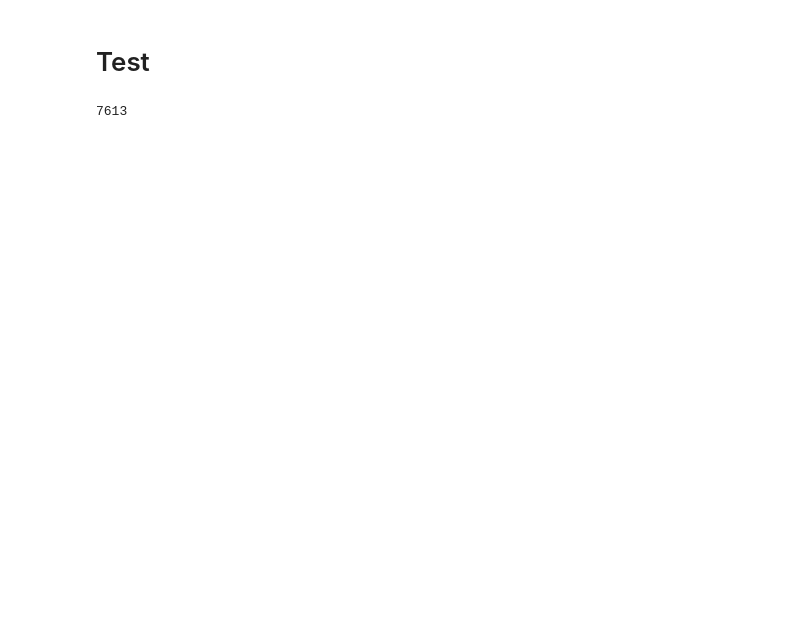
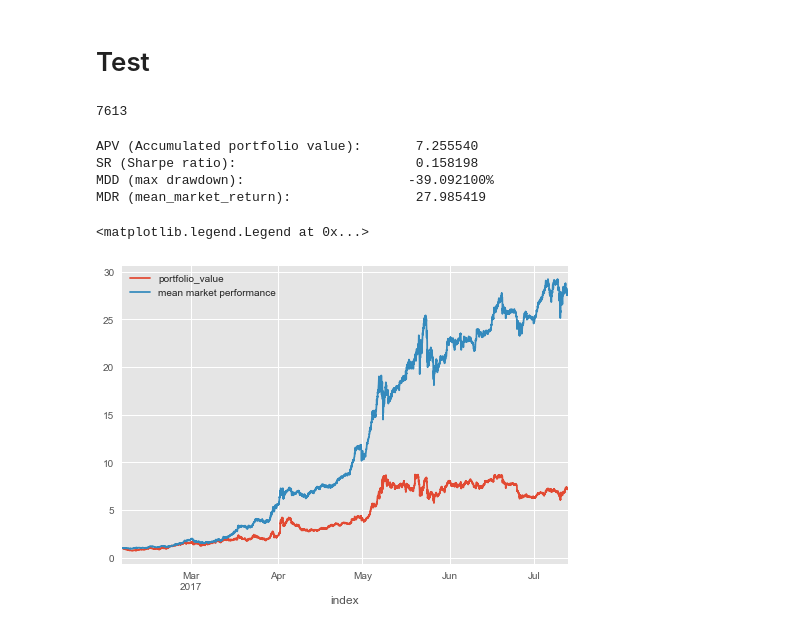
Before and after one commit to wassname/rl-portfolio-management, a Jupyter notebook: baselines PPO.ipynb, the cells around one changed output. Cells and saved outputs as stored; diff of their text form; code cells hidden in the pictures; blank space fills up the shorter version.

```diff
--- a/baselines PPO.ipynb
+++ b/baselines PPO.ipynb
@@ -490,17 +487,24 @@ for i in range(steps):
 # %%
 df = pd.DataFrame(env_test.infos)
 df.index=df['index']
 
-s=sharpe(df.rate_of_return+1)
+s=sharpe(df.rate_of_return)
 mdd=MDD(df.rate_of_return+1)
 mean_market_return=df.mean_market_returns.cumprod().iloc[-1]
 print('APV (Accumulated portfolio value): \t{: 2.6f}'.format(df.portfolio_value.iloc[-1]))
 print('SR (Sharpe ratio):                 \t{: 2.6f}'.format( s))
 print('MDD (max drawdown):                \t{: 2.6%}'.format( mdd))
 print('MDR (mean_market_return):          \t{: 2.6f}'.format( mean_market_return))
 print('')
 
 # show one run vs average market performance
 df.portfolio_value.plot()
 df.mean_market_returns.cumprod().plot(label='mean market performance')
 plt.legend()
+# %% [output]
+APV (Accumulated portfolio value):       7.255540
+SR (Sharpe ratio):                       0.158198
+MDD (max drawdown):                     -39.092100%
+MDR (mean_market_return):                27.985419
+<matplotlib.legend.Legend at 0x...>
+[figure, added]
```
Also changed, not shown: parts of 4 cells of this notebook, 2 other files.
